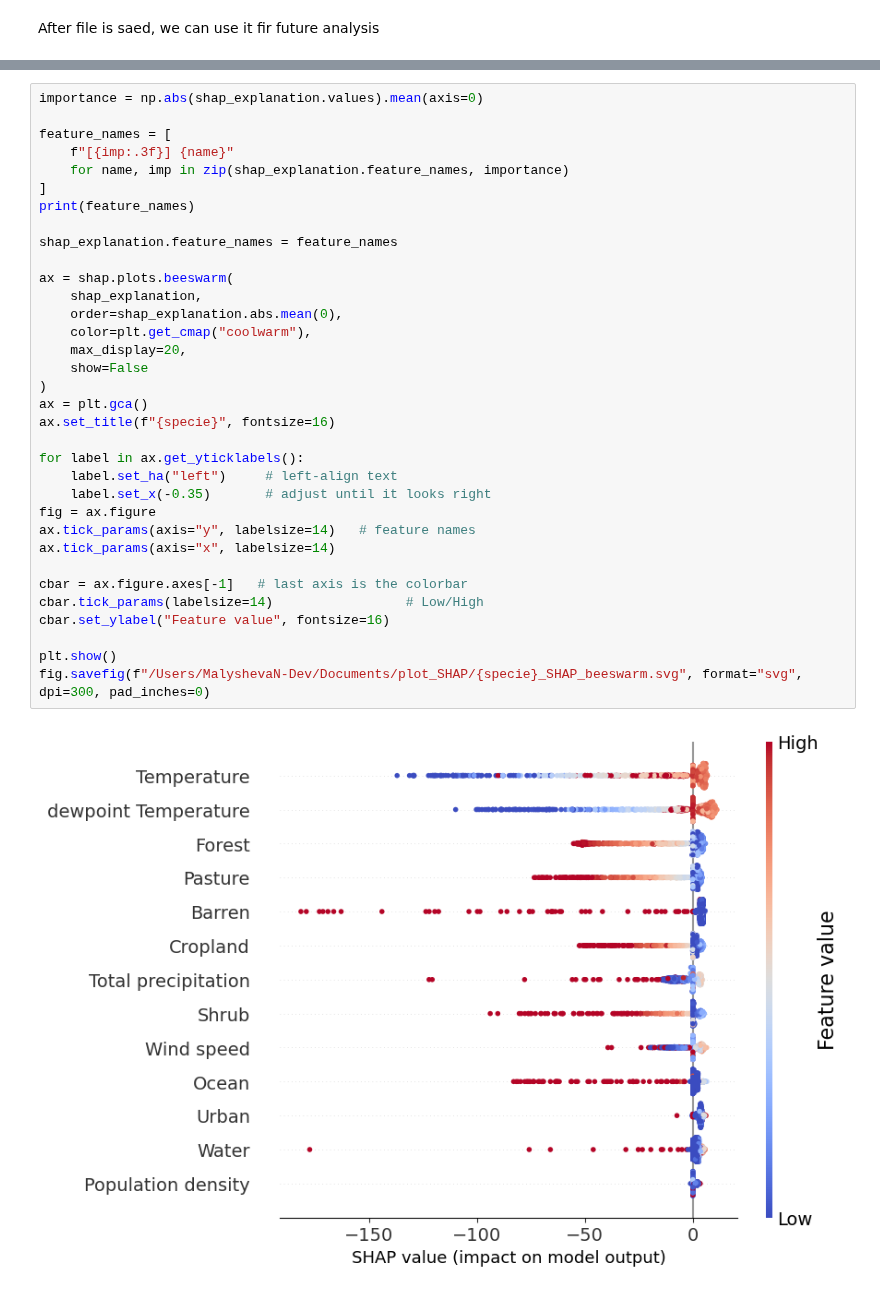
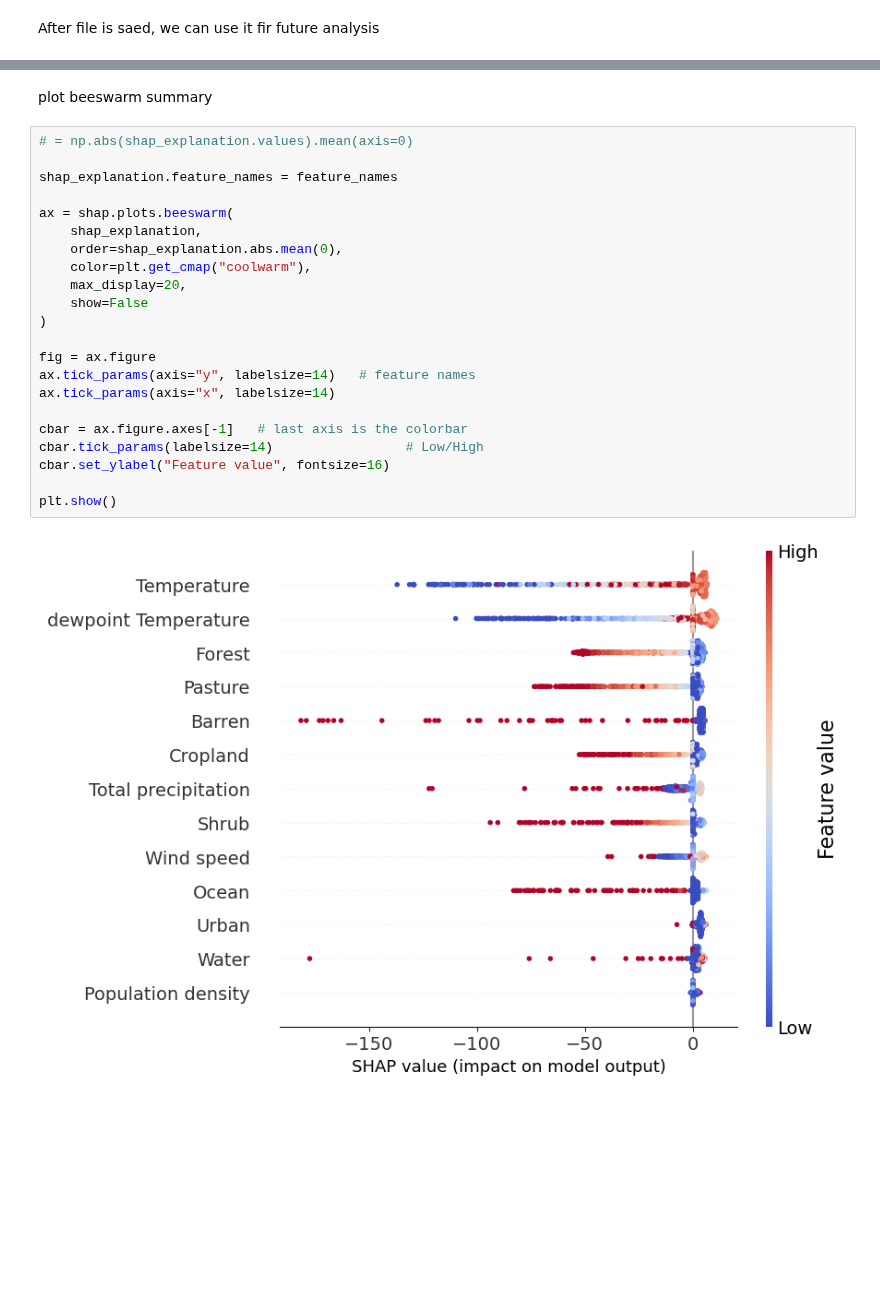
Before and after one commit to nmalysheva/climademic_suitability_model, a Jupyter notebook: notebooks/SHAP_analysis.ipynb, the cells around one changed output, grey strips where cells are left out. Drawn from its saved outputs; the diff is of its cells as text; blank space fills up the shorter version.

Commit message:
SHAP values

```diff
--- a/notebooks/SHAP_analysis.ipynb
+++ b/notebooks/SHAP_analysis.ipynb
@@ -206,36 +203,26 @@ shap_explanation = shap.Explanation(
+# %% [markdown]
+plot beeswarm summary
 # %%
-importance = np.abs(shap_explanation.values).mean(axis=0)
-
-feature_names = [
-    f"[{imp:.3f}] {name}"
-    for name, imp in zip(shap_explanation.feature_names, importance)
-]
-print(feature_names)
+# = np.abs(shap_explanation.values).mean(axis=0)
 
 shap_explanation.feature_names = feature_names
 
 ax = shap.plots.beeswarm(
     shap_explanation,
     order=shap_explanation.abs.mean(0),
     color=plt.get_cmap("coolwarm"),
     max_display=20,
     show=False
 )
-ax = plt.gca()
-ax.set_title(f"{specie}", fontsize=16)
 
-for label in ax.get_yticklabels():
-    label.set_ha("left")     # left-align text
-    label.set_x(-0.35)       # adjust until it looks right
 fig = ax.figure
 ax.tick_params(axis="y", labelsize=14)   # feature names
 ax.tick_params(axis="x", labelsize=14)
 
 cbar = ax.figure.axes[-1]   # last axis is the colorbar
 cbar.tick_params(labelsize=14)                 # Low/High
 cbar.set_ylabel("Feature value", fontsize=16)
 
 plt.show()
-fig.savefig(f"/Users/MalyshevaN-Dev/Documents/plot_SHAP/{specie}_SHAP_beeswarm.svg", format="svg", dpi=300, pad_inches=0)
 # %% [output]
-[figure, old version]
+[figure, new version]
```
Also changed, not shown: parts of 3 cells of this notebook.
